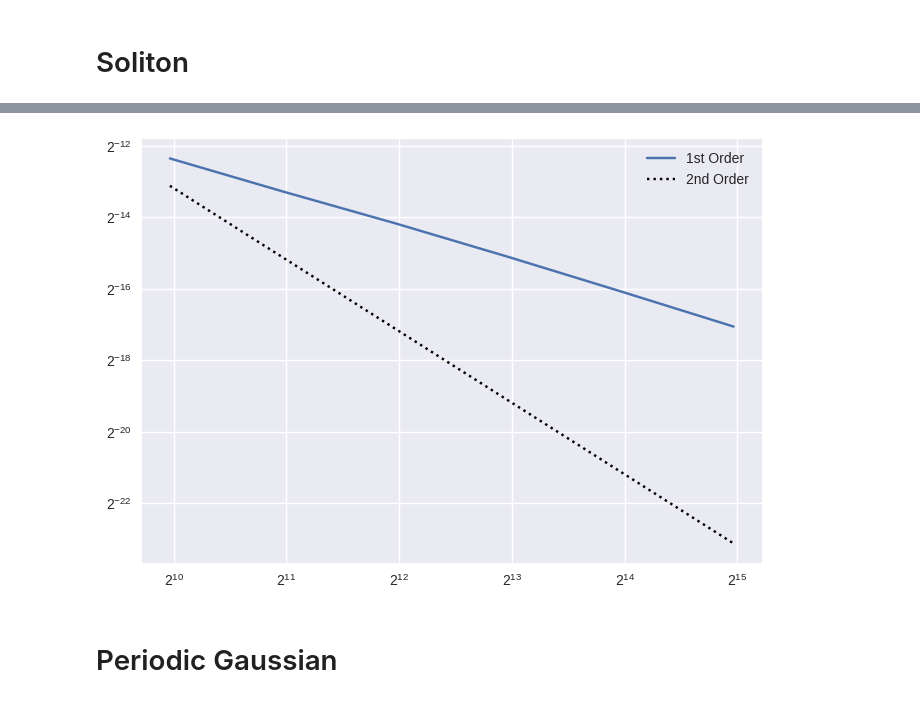
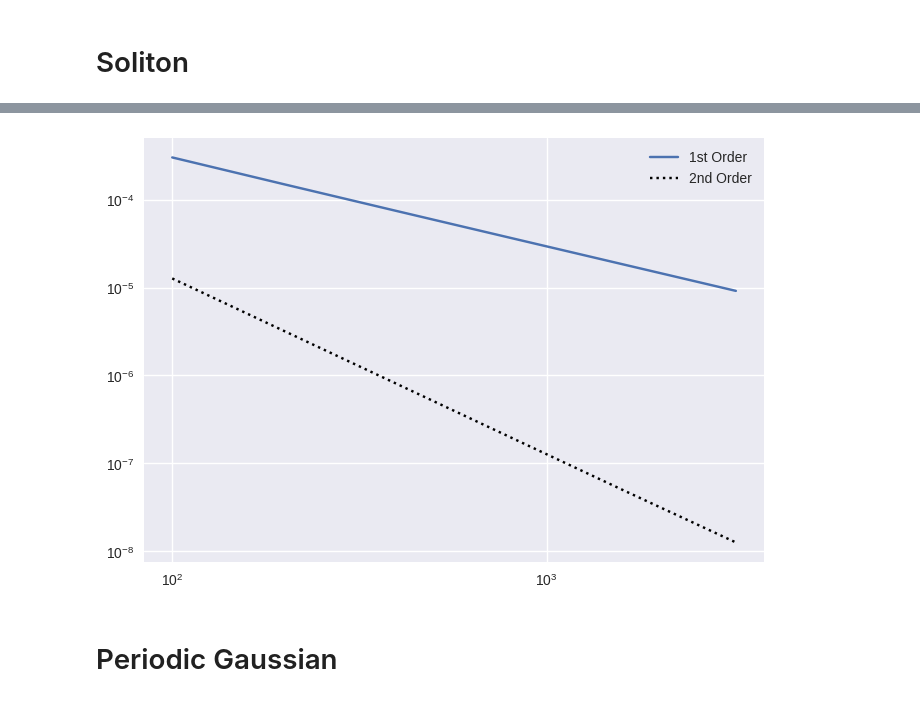
Before and after one commit to samco7/digital-quantum-simulation, a Jupyter notebook: classical/classical_runs.ipynb, the cells around one changed output, grey strips where cells are left out. Saved outputs shown, nothing was run; the diff lists cells and outputs as text; code cells hidden in the pictures.

```diff
--- a/classical/classical_runs.ipynb
+++ b/classical/classical_runs.ipynb
@@ -19,8 +19,8 @@ eckart_potential  = lambda x: 100/np.cosh(x/.5)
 # %%
-N = 500
-K = 500
+N = 100
+K = 200
 f = lambda input: 0
-states, t_grid, x_grid = time_evolve(eckart_potential , eckart_initial_wave_function, N, L, K, T, f, ord=1, D=1/2)
+states, t_grid, x_grid = time_evolve_1(eckart_potential , eckart_initial_wave_function, N, L, K, T, f, D=1/2)
 amplitudes = np.abs(states)**2
 plot_time_evolution(amplitudes, t_grid, x_grid, interpolate_plot=False)
 # %% [output]
@@ -28,19 +89,22 @@ plot_time_evolution(amplitudes, t_grid, x_grid, interpolate_plot=False)
 # %%
+potential = lambda x: 100*np.cos(np.pi*x/L) + 100 - 100*np.cos(np.pi*x/2/L)
+
 n_true, k_true = 12, 12
-fake_true_sol = time_evolve(eckart_potential, eckart_initial_wave_function, 2**n_true, L, 2**k_true, T, f, ord=2)[0][-1, :]
+fake_true_sol = time_evolve_1(potential, initial_wave_function, 2**n_true, L, 2**k_true, T, f)[0]
 
-n_vals, k_vals = [n for n in range(5, 12)], [k for k in range(5, 12)]
+n = 1024
+k_vals = [k for k in range(10, 201, 5)]
 error1, error2 = [], []
 i = 0
-for n, k in zip(n_vals, k_vals):
-    states1, t_grid1, x_grid1 = time_evolve(eckart_potential, eckart_initial_wave_function, 2**n, L, 2**k, T, f, ord=1)
-    states2, t_grid2, x_grid2 = time_evolve(eckart_potential, eckart_initial_wave_function, 2**n, L, 2**k, T, f, ord=2)
-    error1.append(np.sqrt(np.sum(np.abs(states1[-1, :][::2**i] - fake_true_sol[::2**(n_true - min(n_vals))])**2))/len(x_grid1))
-    error2.append(np.sqrt(np.sum(np.abs(states2[-1, :][::2**i] - fake_true_sol[::2**(n_true - min(n_vals))])**2))/len(x_grid2))
+for k in k_vals:
+    states1, t_grid1, x_grid1 = time_evolve_1(potential, initial_wave_function, n, L, k, T, f)
+    states2, t_grid2, x_grid2 = time_evolve_2(potential, initial_wave_function, n, L, k, T, f)
+    error1.append(np.sqrt(np.sum(np.abs(states1[-1, :] - fake_true_sol[-1, :][::2**(n_true - 10)])**2))/len(x_grid1))
+    error2.append(np.sqrt(np.sum(np.abs(states2[-1, :] - fake_true_sol[-1, :][::2**(n_true - 10)])**2))/len(x_grid2))
     i += 1
 
-plt.loglog([2**k for k in k_vals], error1, base=2)
-plt.loglog([2**k for k in k_vals], error2, base=2, linestyle=':', color='k')
+plt.loglog(k_vals, error1, base=2)
+plt.loglog(k_vals, error2, base=2, linestyle=':', color='k')
 plt.legend(['1st Order', '2nd Order'])
 plt.axis('equal')
 plt.show()
@@ -60,8 +124,8 @@ true_sol = lambda x, t: A/np.sqrt(-beta)/np.cosh(A*(x-v*t-x0))*np.exp(1j*(v*x-1/
 soliton_potential = lambda x: 0
 soliton_initial_wave = lambda x: true_sol(x, 0)
 f = lambda input: beta*input
-T = 10
-states, t_grid, x_grid = time_evolve(soliton_potential, soliton_initial_wave, 256, L, 1000, T, f, ord=1)
+T = 1
+states, t_grid, x_grid = time_evolve_2(soliton_potential, soliton_initial_wave, 100, L, 200, T, f)
 dx = x_grid[1] - x_grid[0]
 
 plt.plot(x_grid, np.real(states[-1, :]))
@@ -72,19 +136,19 @@ plt.show()
 # %%
 N = 256
-K_vals = [1000, 2000, 4000, 8000, 16000, 32000]
+K_vals = [100, 200, 400, 800, 1600, 3200]
 L = 20
 error1, error2 = [], []
 for K in K_vals:
-    states1, t_grid1, x_grid1 = time_evolve(soliton_potential, soliton_initial_wave, N, L, K, T, f, ord=1)
-    states2, t_grid2, x_grid2 = time_evolve(soliton_potential, soliton_initial_wave, N, L, K, T, f, ord=2)
+    states1, t_grid1, x_grid1 = time_evolve_1(soliton_potential, soliton_initial_wave, N, L, K, T, f)
+    states2, t_grid2, x_grid2 = time_evolve_2(soliton_potential, soliton_initial_wave, N, L, K, T, f)
     error1.append(np.sqrt(np.sum(np.abs(states1[-1, :] - true_sol(x_grid1, T))**2))/len(x_grid1))
     error2.append(np.sqrt(np.sum(np.abs(states2[-1, :] - true_sol(x_grid2, T))**2))/len(x_grid2))
-plt.loglog(K_vals, error1, base=2)
-plt.loglog(K_vals, error2, base=2, linestyle=':', color='k')
+plt.loglog(K_vals, error1, base=10)
+plt.loglog(K_vals, error2, base=10, linestyle=':', color='k')
 plt.legend(['1st Order', '2nd Order'])
 plt.show()
 # %% [output]
-[figure, old version]
+[figure, new version]
 # %% [markdown]
 # Periodic Gaussian
 # %%
```
Also changed, not shown: parts of 11 cells of this notebook.
